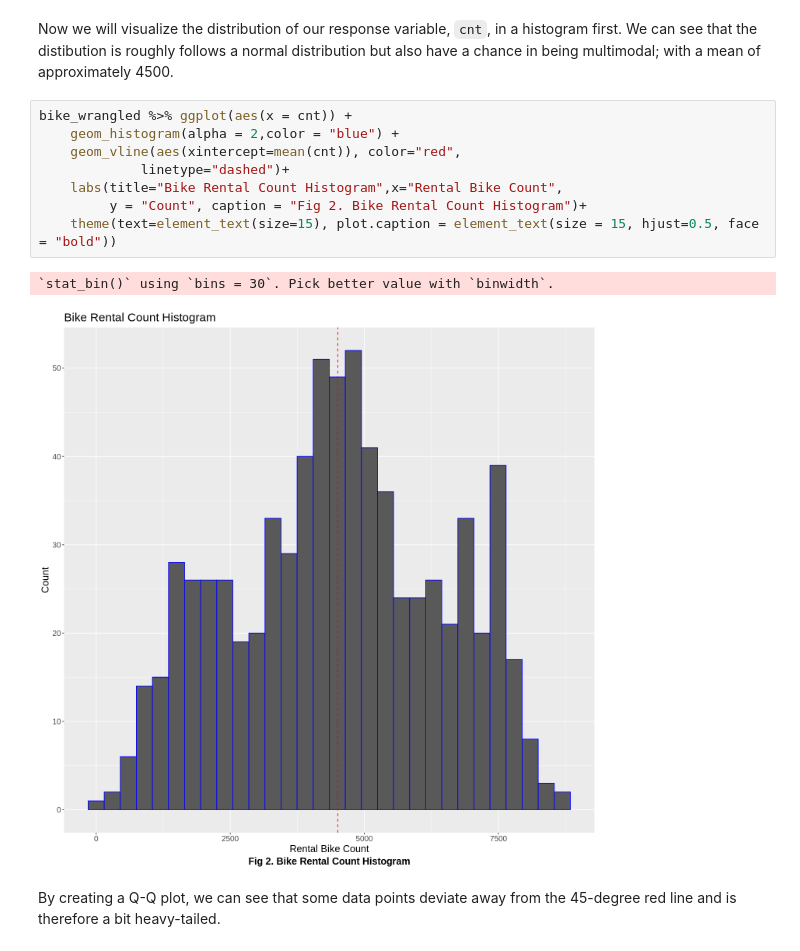
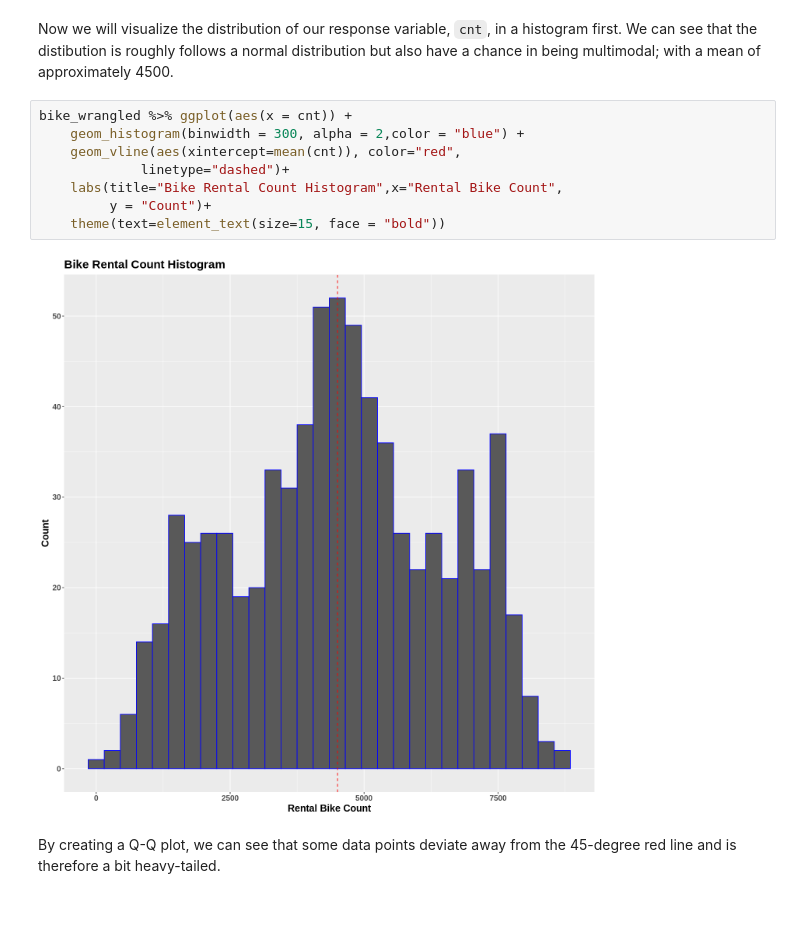
Before and after one commit to tonyliang19/stat301-group-project, a Jupyter notebook: src/methods_tony.ipynb, the cells around one changed output. Cells and saved outputs as stored; diff of their text form; blank space fills up the shorter version.

```diff
--- a/src/methods_tony.ipynb
+++ b/src/methods_tony.ipynb
@@ -177,15 +222,14 @@ We notice `temp` and `atemp` are highly correlated, this indicates that there mi
 Now we will visualize the distribution of our response variable, `cnt`, in a histogram first. We can see that the distibution is roughly follows a normal distribution but also have a chance in being multimodal; with a mean of approximately 4500.
 # %%
 bike_wrangled %>% ggplot(aes(x = cnt)) +
-    geom_histogram(alpha = 2,color = "blue") +
+    geom_histogram(binwidth = 300, alpha = 2,color = "blue") +
     geom_vline(aes(xintercept=mean(cnt)), color="red",
              linetype="dashed")+
     labs(title="Bike Rental Count Histogram",x="Rental Bike Count",
-         y = "Count", caption = "Fig 2. Bike Rental Count Histogram")+
-    theme(text=element_text(size=15), plot.caption = element_text(size = 15, hjust=0.5, face = "bold"))
+         y = "Count")+
+    theme(text=element_text(size=15, face = "bold"))
 # %% [output]
-`stat_bin()` using `bins = 30`. Pick better value with `binwidth`.
-[figure, old version]
+[figure, new version]
 # %% [markdown]
 By creating a Q-Q plot, we can see that some data points deviate away from the 45-degree red line and is therefore a bit heavy-tailed.
 # %%
```
Also changed, not shown: parts of 39 cells of this notebook.
